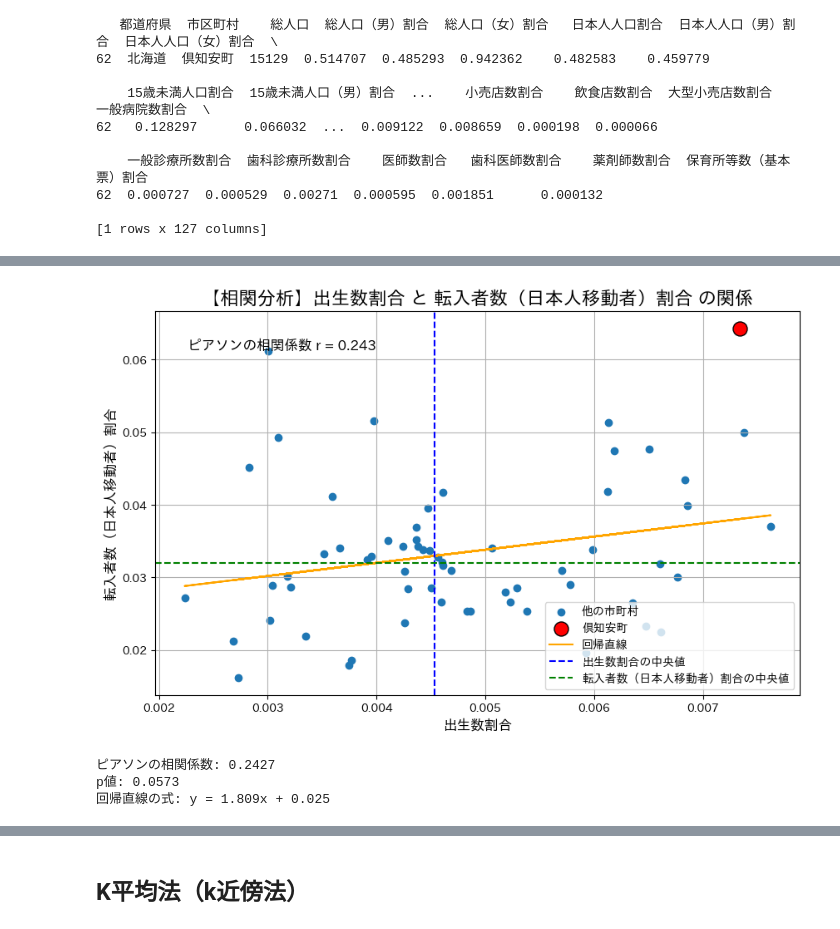
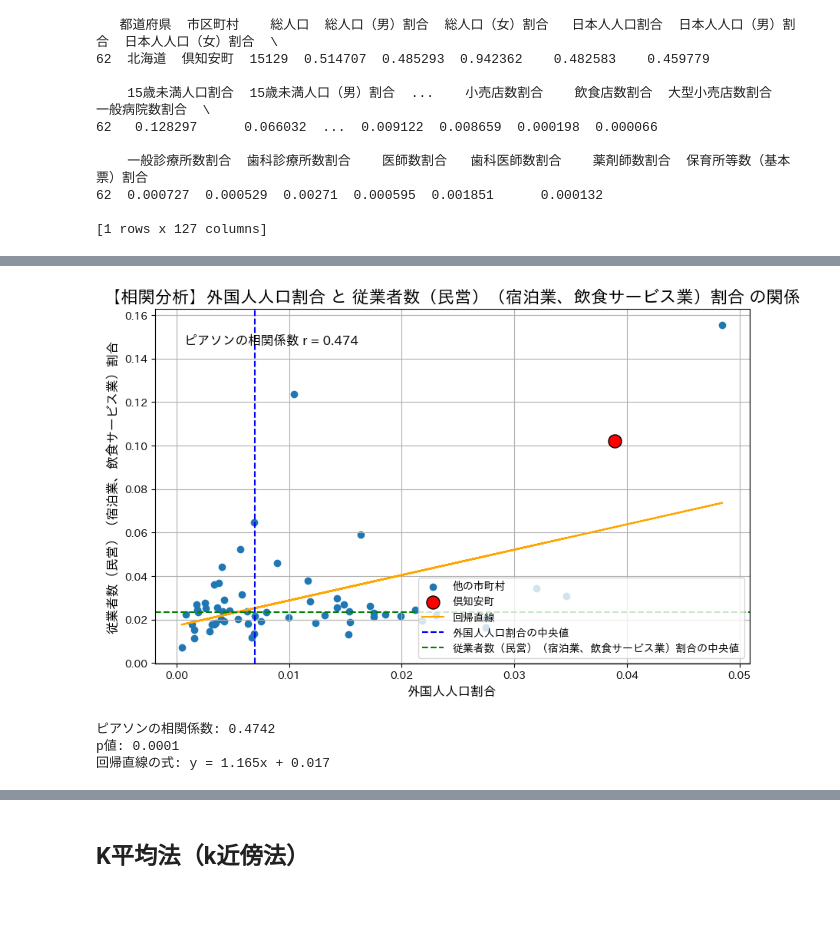
Before and after one commit to hirossk/khs, a Jupyter notebook: 倶知安高校データ分析・情報Ⅱ.ipynb, the cells around one changed output, grey strips where cells are left out. Drawn from its saved outputs; the diff is of its cells as text; code cells hidden in the pictures.

```diff
--- a/倶知安高校データ分析・情報Ⅱ.ipynb
+++ b/倶知安高校データ分析・情報Ⅱ.ipynb
@@ -593,4 +663,12 @@ comparison_axis = '出生数割合'
 # %%
+# ---【設定】ここを変えて色々分析してみよう！---
+# 分析したい町の名前
+target = '倶知安町'
+# Y軸（目的変数）：何との関係を見たいか？
+data_axis = '従業者数（民営）（宿泊業、飲食サービス業）割合'
+# X軸（説明変数）：何が影響していると仮説を立てるか？
+comparison_axis = '外国人人口割合'
+# ------------------------------------------------
 # =======================================================================================
 # 相関分析プログラム（色々な軸で試してみよう）
 # =======================================================================================
@@ -627,34 +705,34 @@ target_data = df_cleaned[df_cleaned['市区町村'] == target]
 if not target_data.empty:
     plt.scatter(target_data[comparison_axis], target_data[data_axis], s=150, c='red', ec='black', label=target, zorder=5)
 
 # 回帰直線をプロット
 plt.plot(X, model.predict(X), color='orange', label='回帰直線')
 
 # 中央値の線を追加
 median_x = df_cleaned[comparison_axis].median()
 median_y = df_cleaned[data_axis].median()
 plt.axvline(x=median_x, color='blue', linestyle='--', label=f'{comparison_axis}の中央値')
 plt.axhline(y=median_y, color='green', linestyle='--', label=f'{data_axis}の中央値')
 
 # グラフの装飾
 plt.title(f'【相関分析】{comparison_axis} と {data_axis} の関係', fontsize=16)
 plt.xlabel(comparison_axis, fontsize=12)
 plt.ylabel(data_axis, fontsize=12)
 # 凡例を右下に出力
 plt.legend(loc='lower right')
 plt.grid(True)
 
 # 相関係数をグラフ内に表示
 plt.text(0.05, 0.9, f"ピアソンの相関係数 r = {corr_coef:.3f}", transform=plt.gca().transAxes, fontsize=12)
 
 plt.show()
 
 # 分析結果のテキスト出力
 print(f"ピアソンの相関係数: {corr_coef:.4f}")
 print(f"p値: {p_value:.4f}")
 print(f"回帰直線の式: y = {model.coef_[0]:.3f}x + {model.intercept_:.3f}")
 # %% [output]
-[figure, old version]
+[figure, new version]
-ピアソンの相関係数: 0.2427
-p値: 0.0573
-回帰直線の式: y = 1.809x + 0.025
+ピアソンの相関係数: 0.4742
+p値: 0.0001
+回帰直線の式: y = 1.165x + 0.017
```
Also changed, not shown: parts of 27 cells of this notebook.
